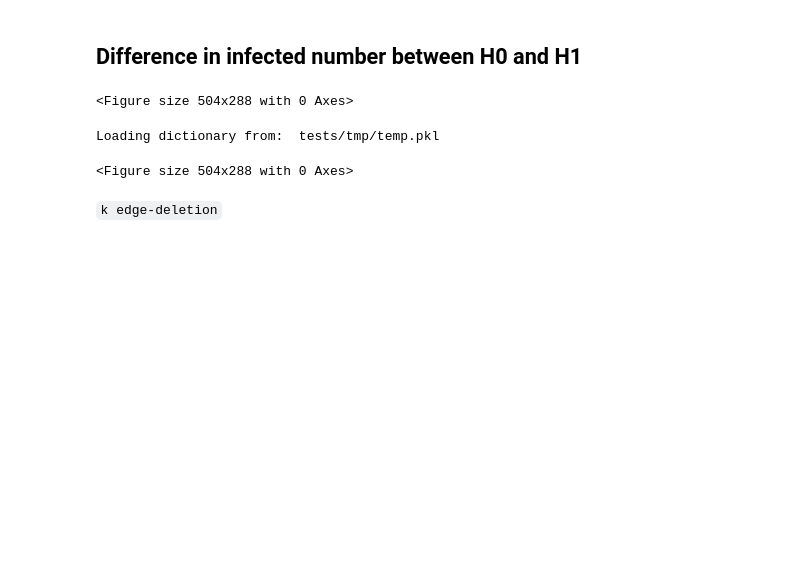
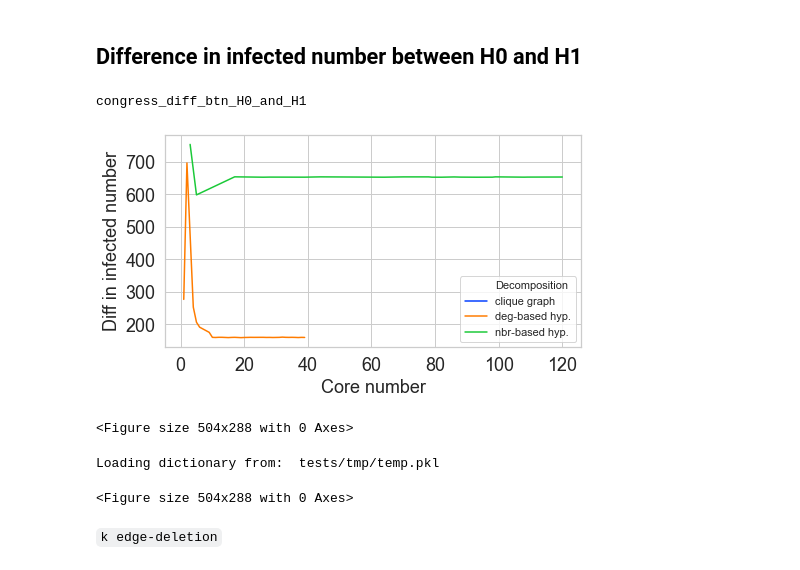
Before and after one commit to bishwamittra/scripts_hg-core-decomposition, a Jupyter notebook: read_output(naheed).ipynb, the cells around one changed output. Cells and saved outputs as stored; diff of their text form; code cells hidden in the pictures; blank space fills up the shorter version.

```diff
--- a/read_output(naheed).ipynb
+++ b/read_output(naheed).ipynb
@@ -2218,7 +2224,7 @@ labelsize = 12
 sns.set(rc={'figure.figsize': (7, 4)})
 sns.set_style("whitegrid", {'axes.grid': True})
 lw = 3
-save = True
+save = False
 output_folder = 'results_final/'
 topk = 5
 
@@ -2253,35 +2259,37 @@ for key, item in df[df['intervention_results'].notnull()].groupby(group_list, as
     merged_df = pd.merge(meandf[meandf['hypergraph'] == "H0"], meandf[meandf['hypergraph'] == "H1"],
                          how="right", on=["core number"])
     merged_df['infected difference'] = merged_df.apply(
         lambda x: x['infected_x'] - x['infected_y'], axis=1)
     merged_df['Decomposition'] = goodname_algo[key[2]]
 
     merged_df.drop(['infected_x', 'infected_y', 'hypergraph_x', 'hypergraph_y'], axis=1, inplace=True)
 
     # print(merged_df)
 
     if(df_plot is None):
         df_plot = merged_df.copy()
     else:
         df_plot = df_plot.append(merged_df)
 
 
 sns.lineplot(x = 'core number', y = 'infected difference', hue='Decomposition', palette='bright', data=df_plot)
 plt.xlabel('Core number', fontsize=fontsize)
 plt.ylabel("Diff in infected number", fontsize=fontsize)
 plt.xticks(fontsize=fontsize)
 plt.yticks(fontsize=fontsize)
 plt.tight_layout()
-filename = "diff_btn_H0_and_H1"
+filename = key[0] + "_diff_btn_H0_and_H1"
 if(save):
     plt.savefig("data/output/fig/" + filename + ".pdf")
 else:
     print(filename)
     plt.show()
     # break
 plt.clf()
 # %% [output]
-<Figure size 504x288 with 0 Axes>
+congress_diff_btn_H0_and_H1
+[figure, added]
+<Figure size 504x288 with 0 Axes>
 # %%
 from hgDecompose.utils import load_dict
 d = load_dict()
```
Also changed, not shown: parts of 4 cells of this notebook.
